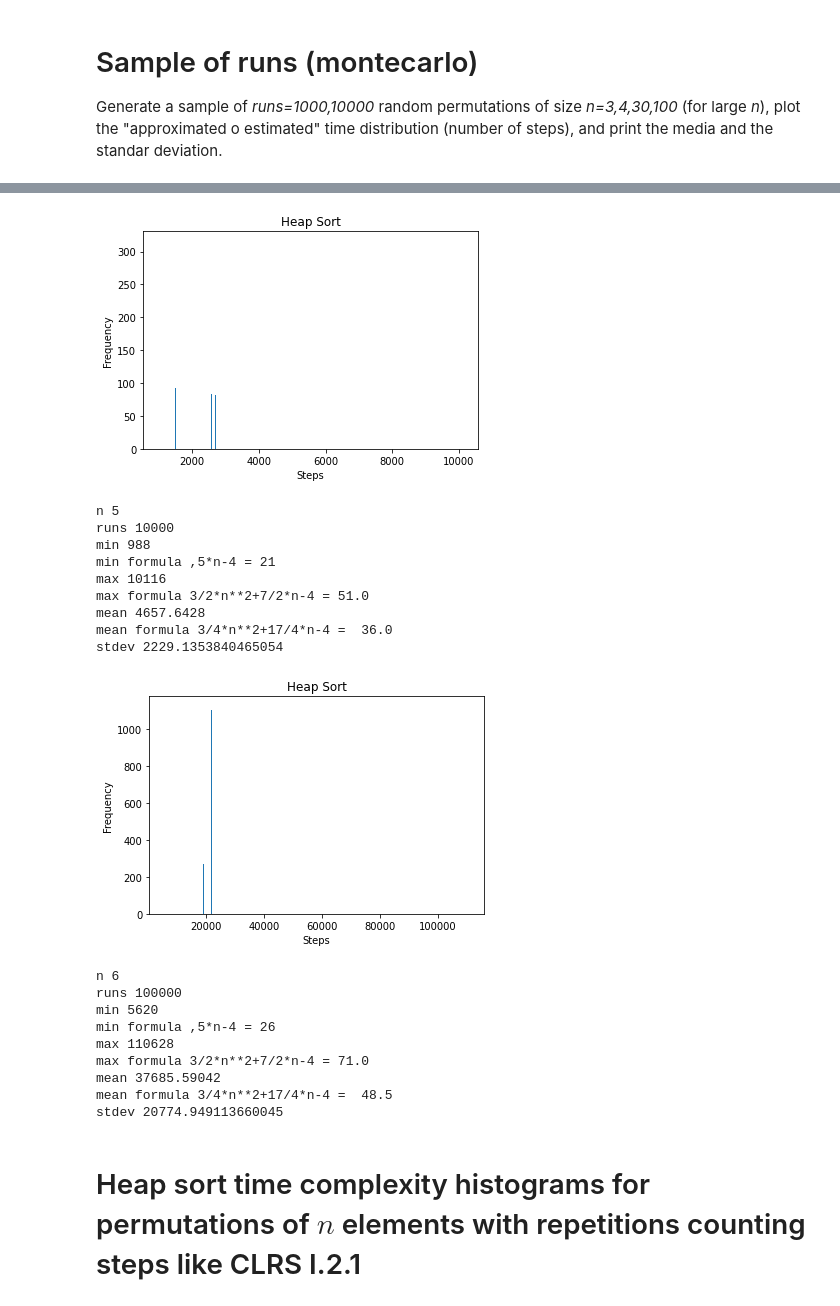
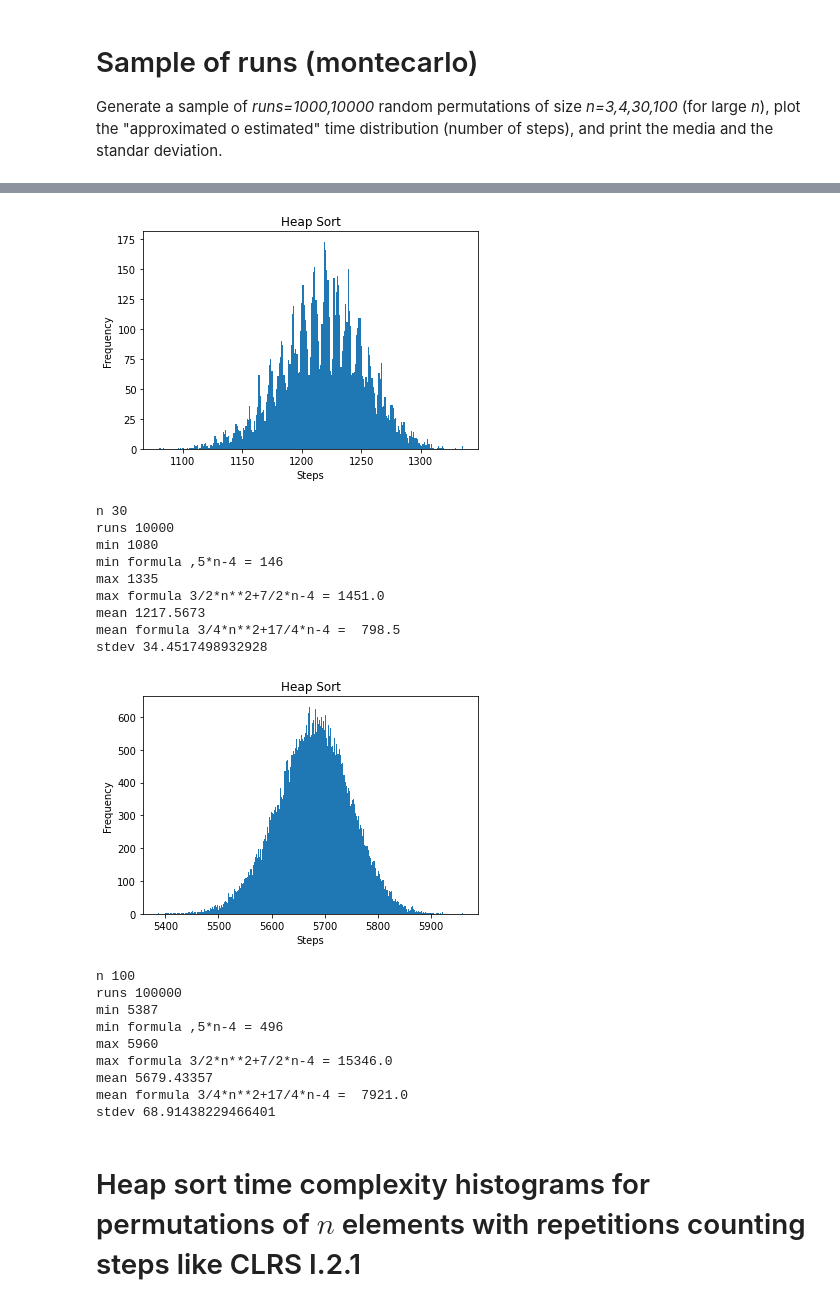
Before and after one commit to jebalseroo/AlgorithmsUN2021II, a Jupyter notebook: Lab11/HeapSortDistribution_Group4.ipynb, the cells around one changed output, grey strips where cells are left out. Drawn from its saved outputs; the diff is of its cells as text; code cells hidden in the pictures.

```diff
--- a/Lab11/HeapSortDistribution_Group4.ipynb
+++ b/Lab11/HeapSortDistribution_Group4.ipynb
@@ -570,0 +668,30 @@ stdev 0.0
+# %%
+from itertools import permutations
+import matplotlib.pyplot as plt
+import numpy as np
+import math
+
+n = 11
+X = range(n)
+times = []
+
+for P in permutations(X):
+  t = heap_sort_steps(list(P))
+  times.append(t)
+
+b = np.array(range(min(times)-1, max(times)+1))+0.5
+plt.hist(times, bins = b )
+plt.title("Heap Sort")
+plt.xlabel("Steps")
+plt.ylabel("Frequency")
+plt.show()
+
+print("n",n)
+print("number of permutations n! =",math.factorial(n))
+print("exp min =",min(times))
+print("min formula 5*n-4 =",5*n-4)
+print("exp max =",max(times))
+print("max formula 3/2*n**2+7/2*n-4 =",3/2*n**2+7/2*n-4)
+print("exp mean =",np.mean(times))
+print("mean formula 3/4*n**2+17/4*n-4 =",3/4*n**2+17/4*n-4)
+print("stdev",np.std(times))
@@ -613,7 +751,7 @@ import random
 fig = plt.figure()
 ax = plt.axes(projection="3d")
 
-N = 5
+N = 10
 
 x = []
 y = []
@@ -670,7 +808,7 @@ for n in np.arange(3,N+1,1):
    times = []
 
    for P in permutations(A):
-       t = insertion_sort_steps(list(P))
+       t = heap_sort_steps(list(P))
        times.append(t)
 
    b = np.array(range(min(times)-1, max(times)+1))+0.5
@@ -789,7 +927,7 @@ stdev 535.0192619173257
 import matplotlib.pyplot as plt
 import numpy as np
 
-n=5
+n=30
 runs=10000
 times = []
 for r in range(1,runs+1):
@@ -814,55 +952,55 @@ print("mean",np.mean(times))
 print("mean formula 3/4*n**2+17/4*n-4 = ",3/4*n**2+17/4*n-4)
 print("stdev",np.std(times))
 # %% [output]
-[figure, old version]
+[figure, new version]
-n 5
+n 30
 runs 10000
-min 988
-min formula ,5*n-4 = 21
-max 10116
-max formula 3/2*n**2+7/2*n-4 = 51.0
-mean 4657.6428
-mean formula 3/4*n**2+17/4*n-4 =  36.0
-stdev 2229.1353840465054
+min 1080
+min formula ,5*n-4 = 146
+max 1335
+max formula 3/2*n**2+7/2*n-4 = 1451.0
+mean 1217.5673
+mean formula 3/4*n**2+17/4*n-4 =  798.5
+stdev 34.4517498932928
 # %%
 import matplotlib.pyplot as plt
 import numpy as np
 
-n=6
+n=100
 runs=100000
 times = []
 for r in range(1,runs+1):
   P= np.random.permutation(n)
   t = heap_sort_steps(P)
   times.append(t)
 
 b = np.array(range(min(times)-1, max(times)+1))+0.5
 plt.hist(times, bins = b )
 plt.title("Heap Sort")
 plt.xlabel("Steps")
 plt.ylabel("Frequency")
 plt.show()
 
 print("n",n)
 print("runs",runs)
 print("min",min(times))
 print("min formula ,5*n-4 =",5*n-4)
 print("max",max(times))
 print("max formula 3/2*n**2+7/2*n-4 =",3/2*n**2+7/2*n-4)
 print("mean",np.mean(times))
 print("mean formula 3/4*n**2+17/4*n-4 = ",3/4*n**2+17/4*n-4)
 print("stdev",np.std(times))
 # %% [output]
-[figure, old version]
+[figure, new version]
-n 6
+n 100
 runs 100000
-min 5620
-min formula ,5*n-4 = 26
-max 110628
-max formula 3/2*n**2+7/2*n-4 = 71.0
-mean 37685.59042
-mean formula 3/4*n**2+17/4*n-4 =  48.5
-stdev 20774.949113660045
+min 5387
+min formula ,5*n-4 = 496
+max 5960
+max formula 3/2*n**2+7/2*n-4 = 15346.0
+mean 5679.43357
+mean formula 3/4*n**2+17/4*n-4 =  7921.0
+stdev 68.91438229466401
 # %% [markdown]
 # Heap sort  time complexity histograms for permutations of $n$ elements with repetitions counting steps like CLRS I.2.1
 # %%
```
Also changed, not shown: parts of 46 cells of this notebook.
